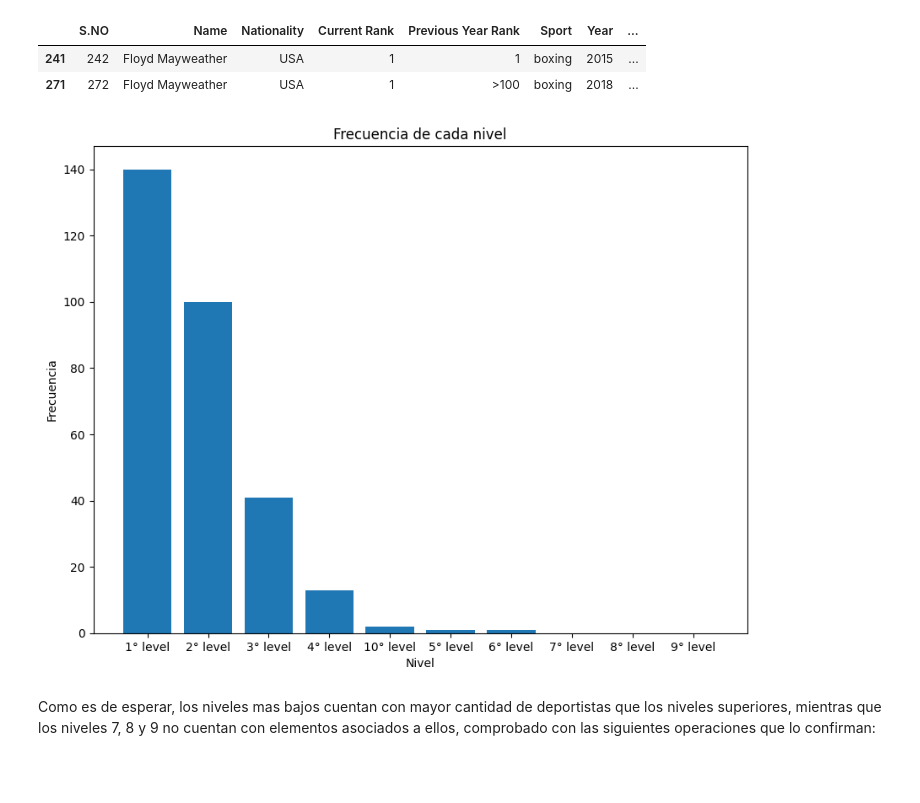
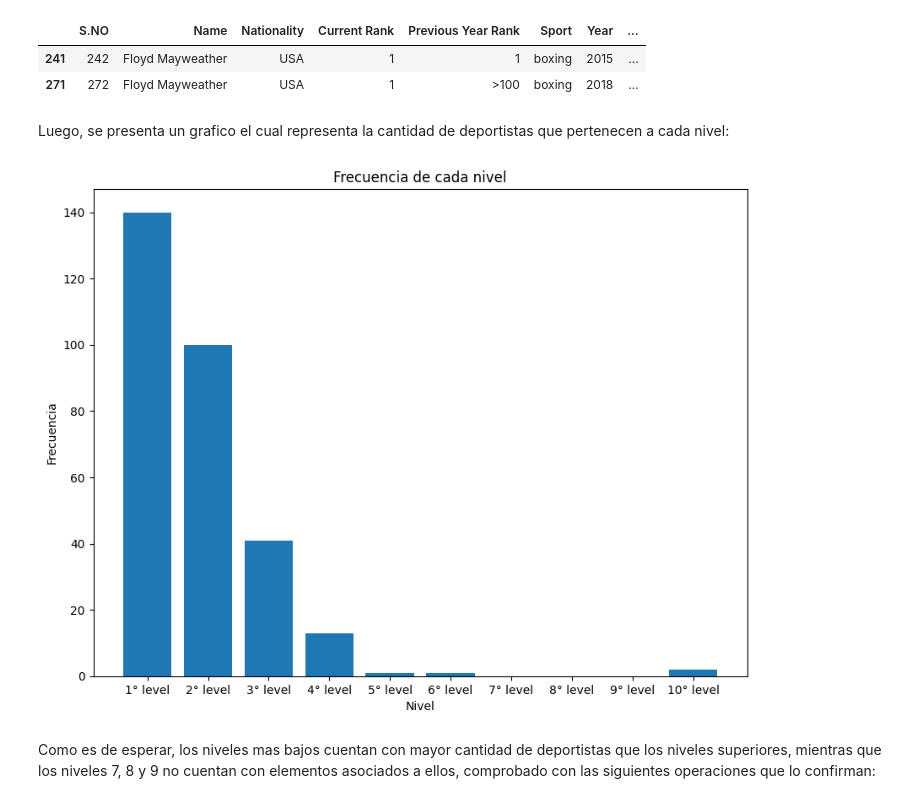
Before and after one commit to ElKroko/tarea-IA, a Jupyter notebook: Pagina 1.ipynb, the cells around one changed output. Drawn from its saved outputs; the diff is of its cells as text; code cells hidden in the pictures; blank space fills up the shorter version.

```diff
--- a/Pagina 1.ipynb
+++ b/Pagina 1.ipynb
@@ -32,5 +11,5 @@ Archive:  /content/forbes-highest-paid-athletes-19902019.zip
 # %%
-df_forbes = pd.read_csv("/content/data/forbes/Forbes Richest Atheletes (Forbes Richest Athletes 1990-2020).csv")
+df_forbes = pd.read_csv("content/data/forbes/Forbes Richest Atheletes (Forbes Richest Athletes 1990-2020).csv")
 # %%
 df_forbes
 # %% [output]
@@ -316,18 +292,23 @@ Luego, se presenta un grafico el cual representa la cantidad de deportistas que
+# %% [markdown]
+Luego, se presenta un grafico el cual representa la cantidad de deportistas que pertenecen a cada nivel:
 # %%
 frecuencias = df_forbes['Sallary based levels'].value_counts()
+
+frecuencias.index = pd.Categorical(frecuencias.index, categories=nombres_categorias, ordered=True)
+frecuencias = frecuencias.sort_index()
 
 plt.figure(figsize=(10, 7.5))
 # Crear un gráfico de barras de las frecuencias
 plt.bar(frecuencias.index, frecuencias.values)
 
 # Añadir etiquetas a los ejes y título al gráfico
 plt.xlabel('Nivel')
 plt.ylabel('Frecuencia')
 plt.title('Frecuencia de cada nivel')
 
 plt.show()
 # %% [output]
-[figure, old version]
+[figure, new version]
 # %% [markdown]
 Como es de esperar, los niveles mas bajos cuentan con mayor cantidad de deportistas que los niveles superiores, mientras que los niveles 7, 8 y 9 no cuentan con elementos asociados a ellos, comprobado con las siguientes operaciones que lo confirman:
 # %%
```
Also changed, not shown: parts of 19 cells of this notebook, 1 other file.
